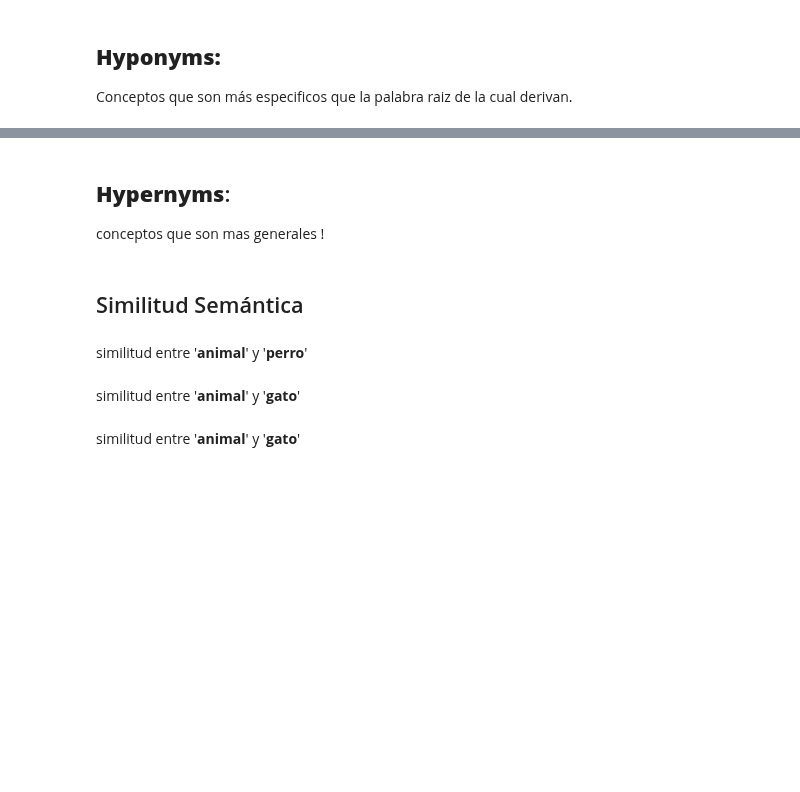
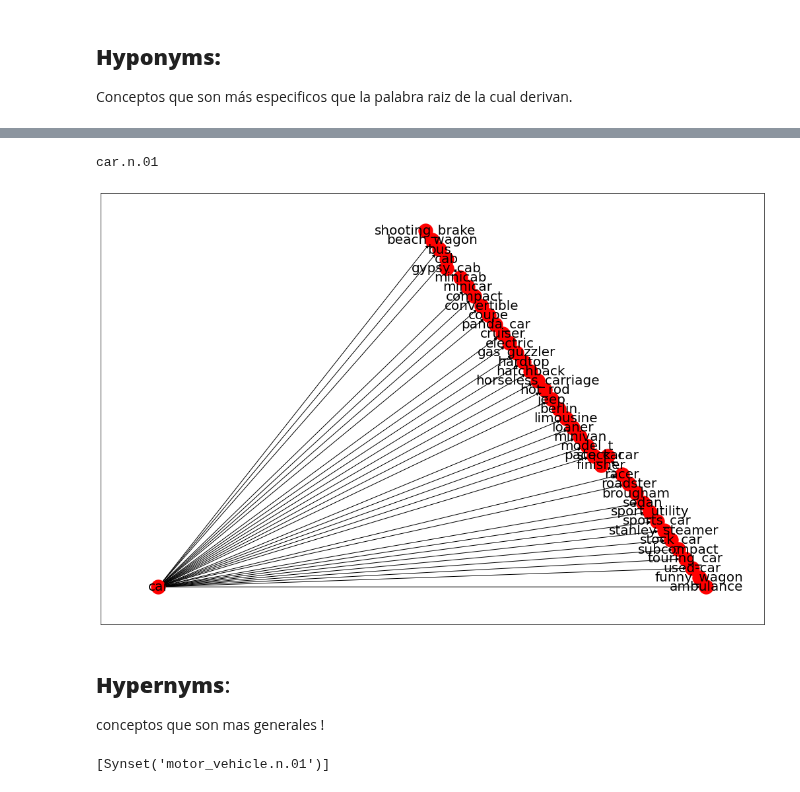
Before and after one commit to jaidenmeiden/natural-language-processing, a Jupyter notebook: Configuración Ambiente de Trabajo/4. Recursos léxicos en NLTK.ipynb, the cells around one changed output, grey strips where cells are left out. Cells and saved outputs as stored; diff of their text form; code cells hidden in the pictures; blank space fills up the shorter version.

```diff
--- a/Configuración Ambiente de Trabajo/4. Recursos léxicos en NLTK.ipynb
+++ b/Configuración Ambiente de Trabajo/4. Recursos léxicos en NLTK.ipynb
@@ -43,2 +151,5 @@ from nltk.corpus import stopwords
 # %% [markdown]
 **synset:** grupo de sinómimos de una palabra.
+# %%
+ss = wn.synsets('carro', lang='spa')
+ss
@@ -53,3 +198,34 @@ Explorando los synsets
+# %%
+import networkx as nx
+import matplotlib.pyplot as plt
+
+def closure_graph(synset, fn):
+    seen = set()
+    graph = nx.DiGraph()# Objeto vacío, para agregar nodos del grafo
+    labels = {}# Objeto vacío para agregar labels
+
+    #Función recursiva que va agregando cada uno de los nodos y labels
+    def recurse(s):
+        if not s in seen:
+            seen.add(s)
+            labels[s.name] = s.name().split('.')[0]
+            graph.add_node(s.name)
+            for s1 in fn(s):
+                graph.add_node(s1.name)
+                graph.add_edge(s.name, s1.name)
+                recurse(s1)
+
+    recurse(synset)
+    return graph, labels
+
+def draw_text_graph(G, labels):
+    plt.figure(figsize=(18,12))
+    pos = nx.planar_layout(G, scale=18)
+    nx.draw_networkx_nodes(G, pos, node_color="red", linewidths=0, node_size=500)
+    nx.draw_networkx_labels(G, pos, font_size=20, labels=labels)
+    nx.draw_networkx_edges(G, pos)
+    plt.xticks([])
+    plt.yticks([])
 # %% [markdown]
 ## **Hyponyms:**
 Conceptos que son más especificos que la palabra raiz de la cual derivan.
@@ -56,11 +252,14 @@ Conceptos que son más especificos que la palabra raiz de la cual derivan.
+# %%
+print(ss[0].name())
+G, labels = closure_graph(ss[0], fn = lambda s: s.hyponyms())
+draw_text_graph(G, labels)
+# %% [output]
+car.n.01
+[figure, added]
 # %% [markdown]
 ## **Hypernyms**:
 conceptos que son mas generales !
-# %% [markdown]
-## Similitud Semántica
-# %% [markdown]
-similitud entre '**animal**' y '**perro**'
-# %% [markdown]
-similitud entre '**animal**' y '**gato**'
-# %% [markdown]
-similitud entre '**animal**' y '**gato**'
+# %%
+ss[0].hypernyms()
+# %% [output]
+[Synset('motor_vehicle.n.01')]
```
Also changed, not shown: parts of 47 cells of this notebook, 1 other file.
